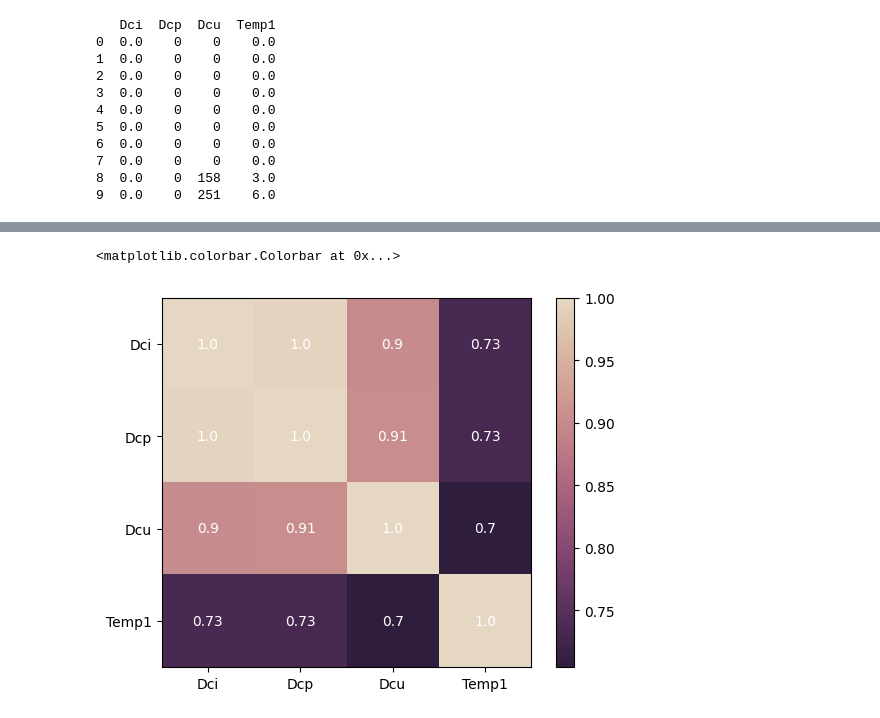
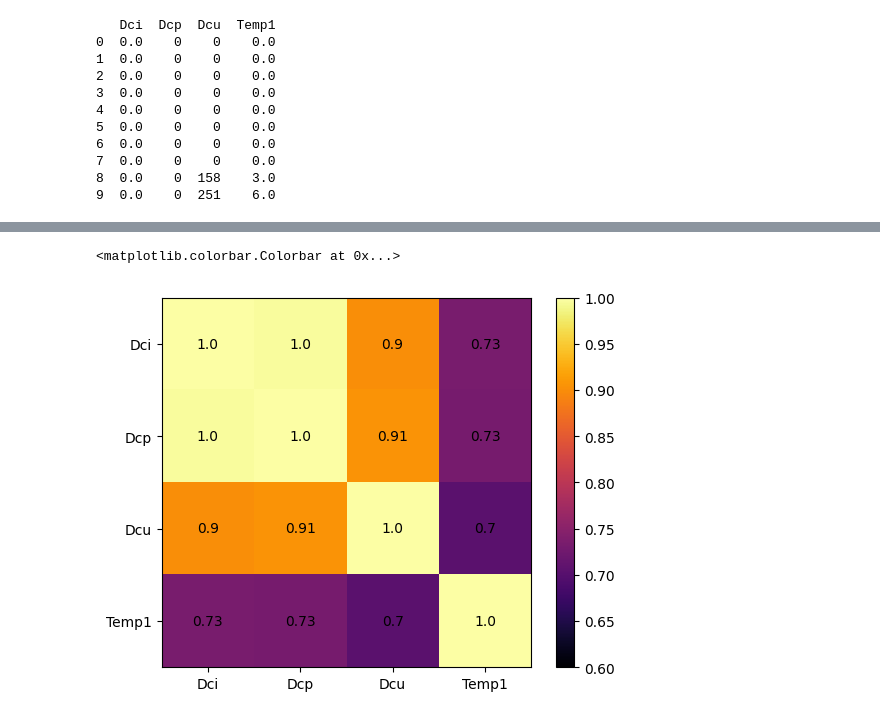
Before and after one commit to JacobFrodermann/ML-3, a Jupyter notebook: 4/nr1.ipynb, the cells around one changed output, grey strips where cells are left out. Saved outputs shown, nothing was run; the diff lists cells and outputs as text; code cells hidden in the pictures.

```diff
--- a/4/nr1.ipynb
+++ b/4/nr1.ipynb
@@ -174,30 +174,30 @@ Index: []
 [0 rows x 54 columns]
 # %%
 import pandas as pd
-import numpy as np
 import matplotlib.pyplot as plt
-import statistics
-import seaborn as sns
 
 df = pd.read_csv("pvtest.csv", quotechar='"', sep=",")
 
 data = df[["Dci", "Dcp", "Dcu", "Temp1"]].corr(method="kendall")
+
+
 #method{‘pearson’, ‘kendall’, ‘spearman’} or callable
 
-cmap = sns.cubehelix_palette(start=0.0, rot=.5, as_cmap=True).reversed()
 
 
 for i in range(data.shape[0]):
     for j in range(data.shape[1]):
-        plt.text(j, i, str(round(data.iloc[i, j], 2)), ha="center", va="center", color="w")
+        plt.text(j, i, str(round(data.iloc[i, j], 2)), ha="center", va="center")
 
 
 plt.xticks(range(len(data.columns)), data.columns)
 plt.yticks(range(len(data.index)), data.index)
 
 
-plt.imshow(data, cmap=cmap)
+plt.imshow(data, cmap="inferno", vmin=0.6, vmax=1)
+
+
 plt.colorbar()
 # %% [output]
 <matplotlib.colorbar.Colorbar at 0x...>
-[figure, old version]
+[figure, new version]
```
Also changed, not shown: parts of 1 cell of this notebook.
